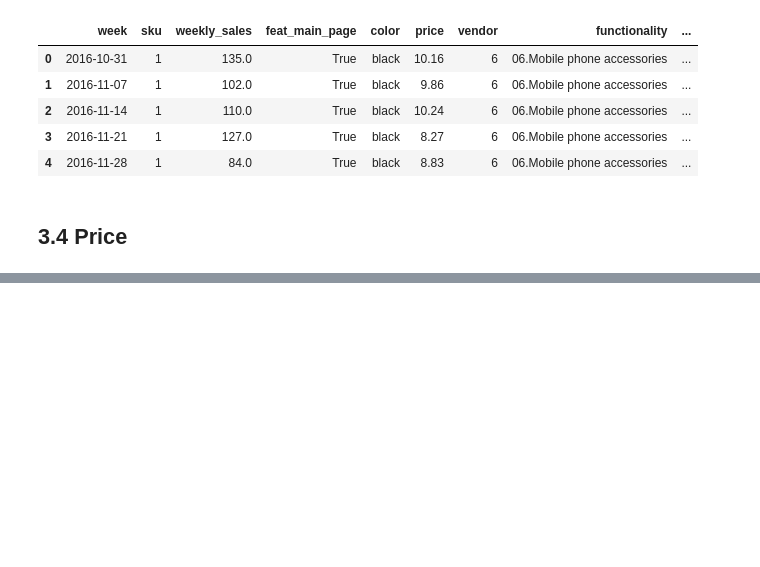
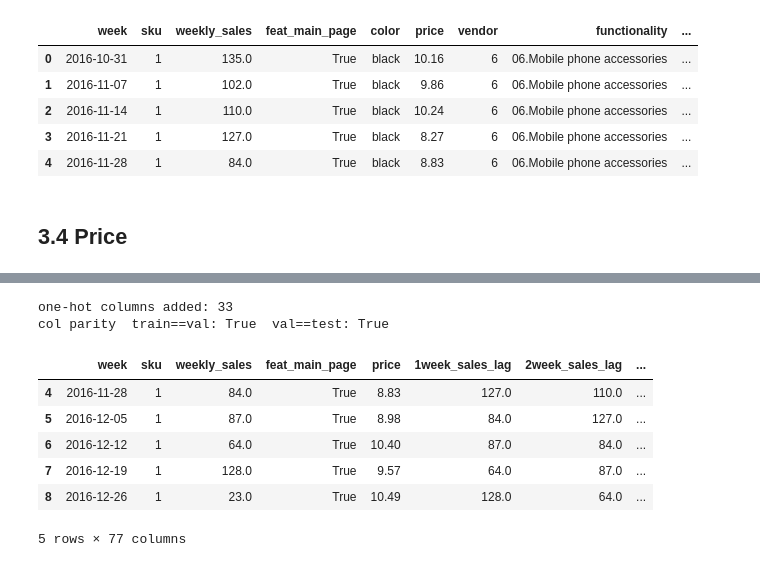
Before and after one commit to AreedAdmin/Retail-Analytics, a Jupyter notebook: ml/ml_forecasting/forecasting.ipynb, the cells around one changed output, grey strips where cells are left out. Drawn from its saved outputs; the diff is of its cells as text; code cells hidden in the pictures; blank space fills up the shorter version.

```diff
--- a/ml/ml_forecasting/forecasting.ipynb
+++ b/ml/ml_forecasting/forecasting.ipynb
@@ -298,0 +640,50 @@ train.head()
+# %%
+from sklearn.preprocessing import OneHotEncoder
+
+CATEGORICAL_COLS = ['color', 'vendor', 'functionality']
+
+
+def one_hot_encode(data, cols=CATEGORICAL_COLS, encoder=None):
+    """One-hot encode `cols`, dropping the originals.
+
+    Fit a fresh encoder when `encoder is None` (call this on TRAIN); pass the
+    returned encoder back in to transform val/test so the column set is
+    identical across splits. `handle_unknown='ignore'` means a category unseen
+    in train becomes an all-zero row instead of erroring (no leakage: the
+    encoder's vocabulary is learned from train only).
+
+    Returns (encoded_dataframe, fitted_encoder).
+    """
+    data = data.copy()
+    if encoder is None:
+        encoder = OneHotEncoder(handle_unknown='ignore', sparse_output=False,
+                                dtype=np.int8)
+        encoder.fit(data[cols])
+    ohe = pd.DataFrame(
+        encoder.transform(data[cols]),
+        columns=encoder.get_feature_names_out(cols),
+        index=data.index,
+    )
+    return pd.concat([data.drop(columns=cols), ohe], axis=1), encoder
+# %%
+# Fit the encoder on TRAIN only, then reuse it to transform val/test so all
+# three frames end up with identical one-hot columns (no leakage; unknown
+# categories at transform time become all-zero rows).
+train, ohe_encoder = one_hot_encode(train)
+val, _ = one_hot_encode(val, encoder=ohe_encoder)
+test, _ = one_hot_encode(test, encoder=ohe_encoder)
+
+print('one-hot columns added:', len(ohe_encoder.get_feature_names_out(CATEGORICAL_COLS)))
+print('col parity  train==val:', sorted(train.columns) == sorted(val.columns),
+      ' val==test:', sorted(val.columns) == sorted(test.columns))
+train.head()
+# %% [output]
+one-hot columns added: 33
+col parity  train==val: True  val==test: True
+|  | week | sku | weekly_sales | feat_main_page | price | 1week_sales_lag | 2week_sales_lag | ... |
+| 4 | 2016-11-28 | 1 | 84.0 | True | 8.83 | 127.0 | 110.0 | ... |
+| 5 | 2016-12-05 | 1 | 87.0 | True | 8.98 | 84.0 | 127.0 | ... |
+| 6 | 2016-12-12 | 1 | 64.0 | True | 10.40 | 87.0 | 84.0 | ... |
+| 7 | 2016-12-19 | 1 | 128.0 | True | 9.57 | 64.0 | 87.0 | ... |
+| 8 | 2016-12-26 | 1 | 23.0 | True | 10.49 | 128.0 | 64.0 | ... |
+5 rows × 77 columns
```
Also changed, not shown: parts of 46 cells of this notebook, 56 other files.
